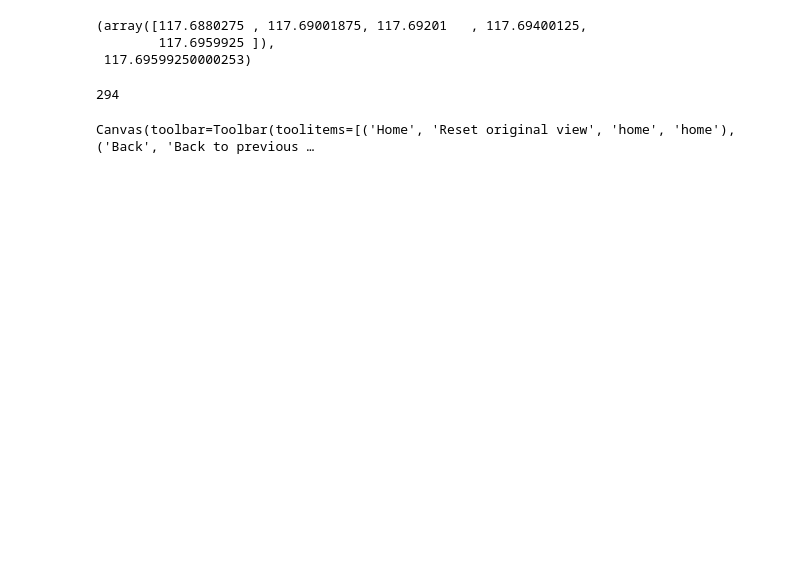
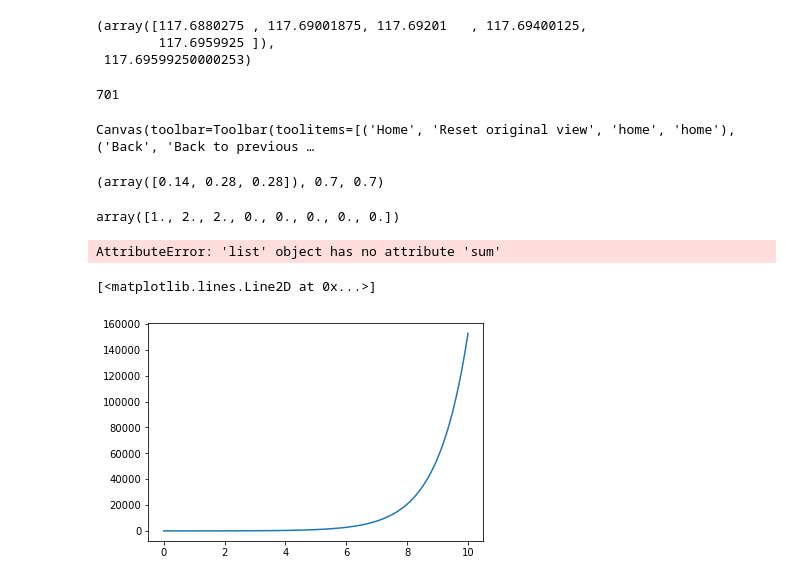
Before and after one commit to aravindhnivas/FELion_GUI3, a Jupyter notebook: static/assets/python_files/notebooks/fit_thz.ipynb, the cells around one changed output. Saved outputs shown, nothing was run; the diff lists cells and outputs as text; code cells hidden in the pictures; blank space fills up the shorter version.

```diff
--- a/static/assets/python_files/notebooks/fit_thz.ipynb
+++ b/static/assets/python_files/notebooks/fit_thz.ipynb
@@ -235,7 +261,7 @@ def plot(data, fit_data, scale=1400):
     plt.show()
 # %%
 location =pt(r"D:\SurfDrive\THz_Measurements\CO+\from_Sandra\CO+_fit_Zeeman")
-filename = "235_789_in_mhz"
+filename = "117_in_mhz"
 
 data_info = None
 with open(location/f"{filename}_fit.dat", "r") as f:
@@ -245,15 +271,13 @@ end = 0
 for index, line in enumerate(data_info[1:]):
     if "\t" not in line:
         end = index
-        print(end)
         break
 
 fit_data = np.genfromtxt(StringIO("".join(data_info[:end]))).T
-# data = np.genfromtxt(StringIO("".join(data_info[end:]))).T
 data = np.genfromtxt(location/f"{filename}.dat").T
 
-scale = 1400
-plot(data, fit_data, scale)
+scale = 2400
+plot(data, fit_data, scale, plot_fit=True, unit="MHz", save=False)
 # %% [output]
-294
+701
 Canvas(toolbar=Toolbar(toolitems=[('Home', 'Reset original view', 'home', 'home'), ('Back', 'Back to previous …
@@ -260,2 +286,36 @@ Canvas(toolbar=Toolbar(toolitems=[('Home', 'Reset original view', 'home', 'home'
+# %%
+import numpy as np
+
+temp1 = np.array([1, 2, 2])
+temp2 = np.array([0.1, 0.5, 0.1])
+
+new_temp2 = temp2.sum()*temp1/temp1.sum()
+new_temp2, new_temp2.sum(), temp2.sum()
+# %% [output]
+(array([0.14, 0.28, 0.28]), 0.7, 0.7)
+# %%
+np.append(temp1, np.zeros(5))
+# %% [output]
+array([1., 2., 2., 0., 0., 0., 0., 0.])
+# %%
+temp0 = [1, 2, 3]
+temp0.sum()
+# %% [output]
+AttributeError: 'list' object has no attribute 'sum'
+# %%
+import matplotlib.pyplot as plt
+from scipy.integrate import solve_ivp
+def exponential_decay(t, y):
+    y[0] += 1
+    return y
+
+
+sol = solve_ivp(exponential_decay, [0, 10], [2, 4, 8], dense_output=True)
+time = np.linspace(0, 10, 100)
+y = sol.sol(time)
+plt.plot(time, y[0])
+# %% [output]
+[<matplotlib.lines.Line2D at 0x...>]
+[figure, added]
 # %%
 # %% [output]
```
Also changed, not shown: parts of 12 cells of this notebook, 9 other files.
